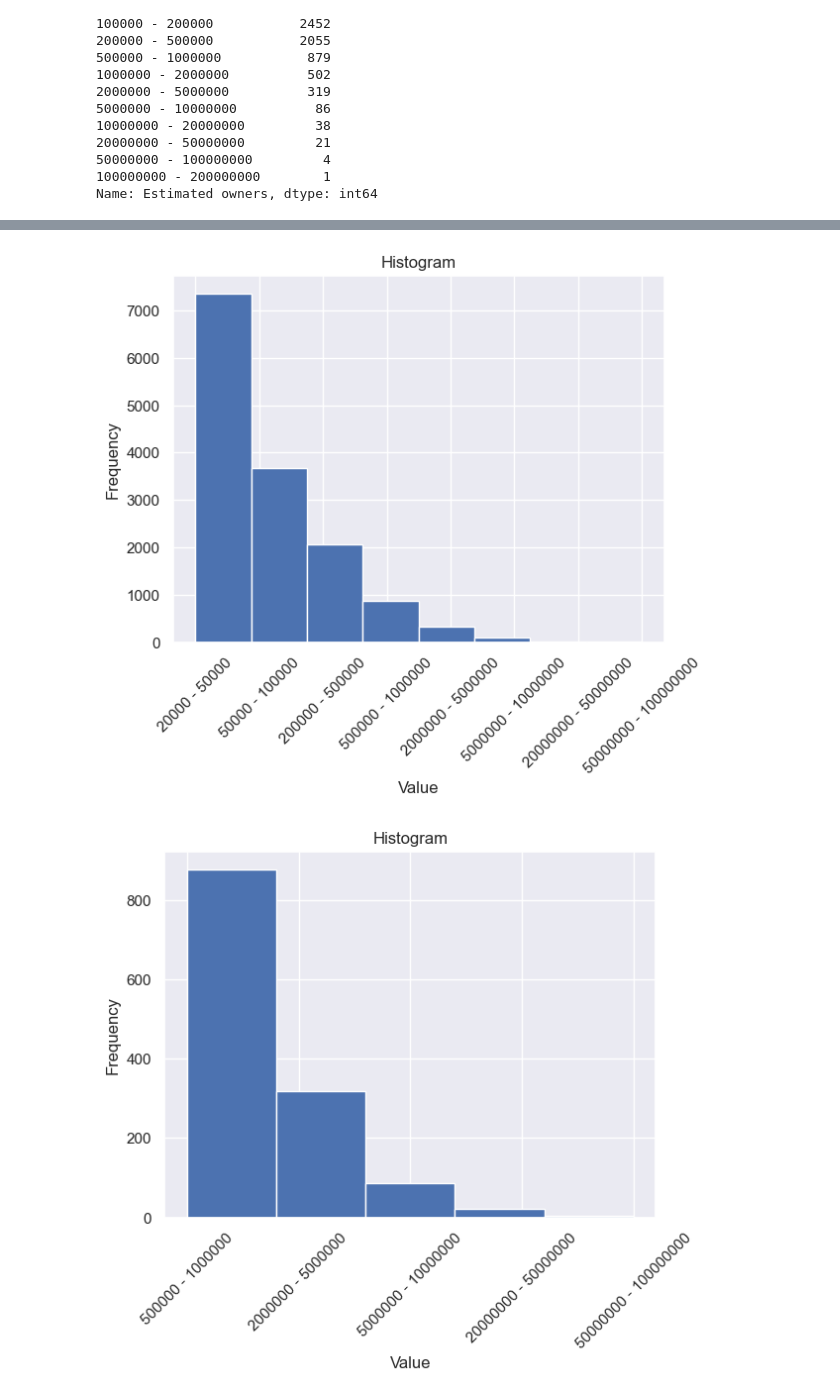
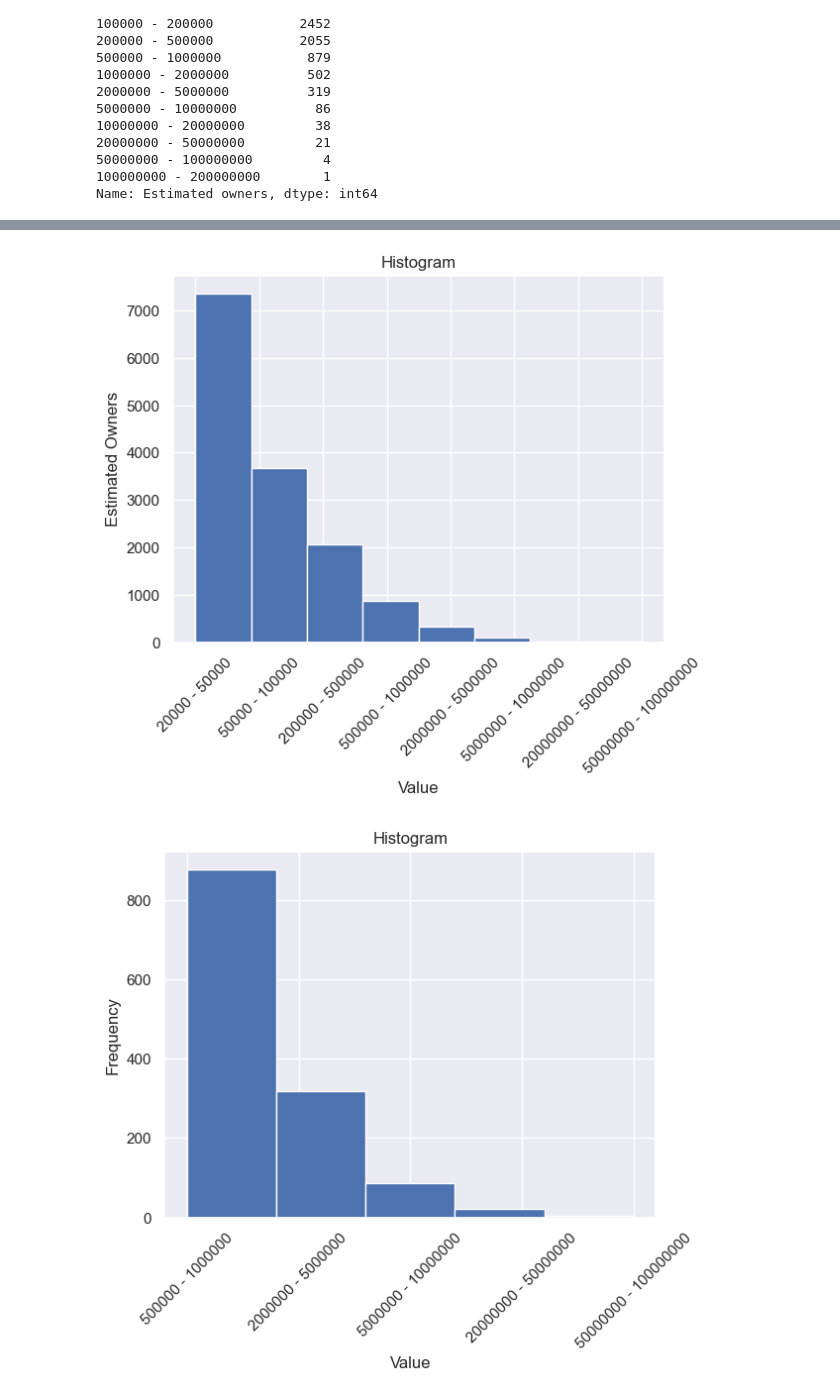
Before and after one commit to GabeAvinaz/Proj_2_Video_Game_Reccomendation_in_R, a Jupyter notebook: Proj_2_Video_Game_Recomendation.ipynb, the cells around one changed output, grey strips where cells are left out. Cells and saved outputs as stored; diff of their text form; code cells hidden in the pictures.

```diff
--- a/Proj_2_Video_Game_Recomendation.ipynb
+++ b/Proj_2_Video_Game_Recomendation.ipynb
@@ -89,20 +89,20 @@ plt.show()
 # %%
 processed_data = games_df[games_df["Estimated owners"].str.contains('0 - 0|0 - 20000')==False ]
 
 # Plotting the histogram
 sns.set(style="darkgrid")  # Setting the style
 plt.hist(processed_data["Estimated owners"], processed_data["Estimated owners"].nunique())
 
 # Adding labels and title
 plt.xticks(rotation=45)
 plt.xlabel('Value')
-plt.ylabel('Frequency')
+plt.ylabel('Estimated Owners')
 plt.title('Histogram')
 
 # Displaying the plot
 plt.show()
 # %% [output]
-[figure, old version]
+[figure, new version]
 # %%
 processed_data = games_df[games_df["Estimated owners"].str.contains('0 - 0|0 - 20000|50000 - 100000|20000 - 50000|200000 - 500000|100000 - 200000')==False ]
 
```
Also changed, not shown: parts of 13 cells of this notebook, 1 other file.
